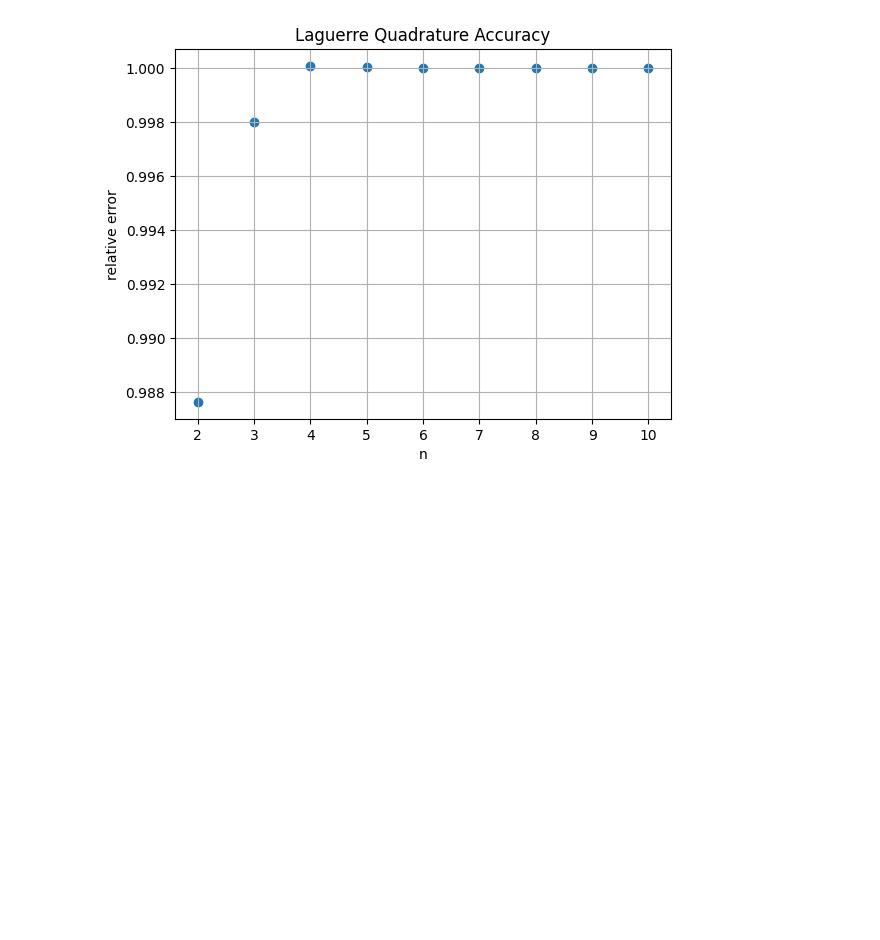
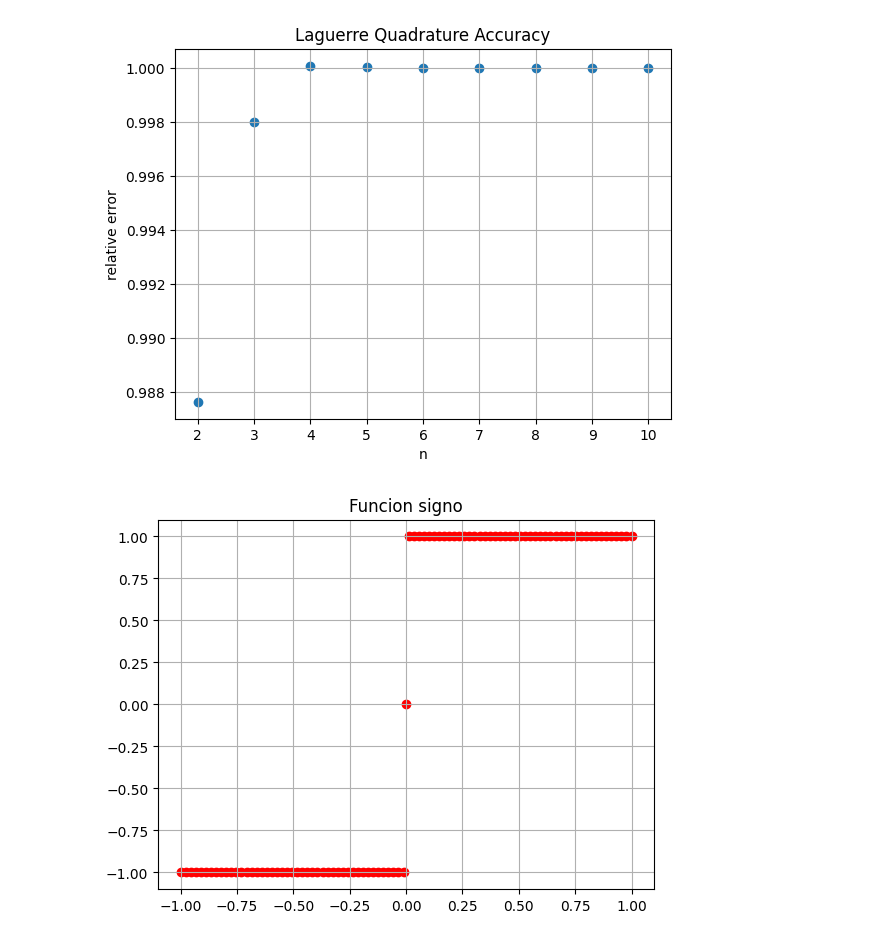
Before and after one commit to SantiagoRodriguez8881/Metodos1_JuanPabloMartinez_SantiagoRodriguez, a Jupyter notebook: Tarea 3 - Integración.ipynb, the cells around one changed output. Drawn from its saved outputs; the diff is of its cells as text; code cells hidden in the pictures; blank space fills up the shorter version.

```diff
--- a/Tarea 3 - Integración.ipynb
+++ b/Tarea 3 - Integración.ipynb
@@ -99,17 +103,9 @@ plt.show()
 volumen_total=0
 for i in range(n):
     for j in range(n):
-        x0, x1 = x[i],x[i+1]
-        y0, y1 = y[j],y[j+1]
-
-        z00 = z(x0,y0)
-        z01 = z(x0,y1)
-        z10 = z(x1,y0)
-        z11 = z(x1,y1)
-
-        valores = [z00, z10, z01, z11]
+        valores = [Z[i,j], Z[i+1,j], Z[i,j+1], Z[i+1,j+1]]
         promedio = np.mean(valores)
-        area = (x1-x0)*(y1-y0)
+        area = (x[1]-x[0])*(y[1]-y[0])
         volumen_total += promedio*area
 
 print(f"El volumen estimado fue {volumen_total}")
@@ -336,3 +332,88 @@ plt.title("Laguerre Quadrature Accuracy")
 plt.show()
 # %% [output]
 [figure]
+# %%
+# Ejercicio 21
+# b) Implementar la funncion sgn(x)
+@np.vectorize()
+def sgn(x):
+  if x > 0:
+    return 1
+  elif x == 0:
+    return 0
+  else:
+    return -1
+
+# c)Vectorizar y pintar la funcion sgn(x)
+X = np.linspace(-1,1,90)
+Y = np.vectorize(sgn)(X)
+plt.scatter(X,Y,color = 'r')
+plt.scatter(0,0,c = 'r')
+plt.title("Funcion signo")
+plt.grid()
+plt.show()
+
+# d)Definir los puntos y los pesos de Gauss-Legendre al grado n= 15
+puntos, pesos = np.polynomial.legendre.leggauss(15)
+print(puntos,pesos)
+
+# e)) Crear y guardar los polinomios de Legendre hasta N = 20
+x = sym.Symbol('x',real = True)
+def Getpols(n,x):
+  if n == 0:
+    return 1
+  elif n == 1:
+    return x
+  else:
+    P = ((x**2)-1)**n
+    for i in range(n):
+      dP = sym.diff(P,x)
+      P = dP
+    return (1/((2**n)*math.factorial(n))) * dP
+
+Pols = []
+Pols.append(Getpols(0,x))
+for i in range(1,21):
+    Pols.append(Getpols(i,x))
+
+print(Pols)
+
+# f) Creemos una funcion que calcule los N+ 1 coeficientes en un array de numpy:
+def GetCoeff(n,f,Pols):
+  Cn = 1.0
+  if Pols[n] == 1:
+    Cn *= np.sum(pesos*f(puntos))
+  else:
+    Cn *= np.sum(pesos*f(puntos)* np.array([Pols[n].subs(x, p) for p in puntos], dtype=float))
+  Cn *= (2*n + 1) /2.
+  return Cn
+GetCoeff(5,sgn,Pols)
+Cn = []
+for i in range(21):
+  Cn.append(GetCoeff(i,sgn,Pols))
+print(Cn)
+
+# g) Vamos a calcular la combinacion lineal segun la expresion 4.195:
+def Combination(Pols, n, Cn1, X):
+  Y1 = np.zeros_like(X)
+  for i in range(len(X)):
+    suma = 0
+    for j in range(n+1):
+      if Pols[j] == 1:
+        suma += Cn1[j]
+      else:
+        suma += Cn1[j]*Pols[j].subs(x,X[i])
+    Y1[i] = suma
+  return Y1
+
+# Vamos a pintar la funcion signo y la aproximacion con el polinomio de Legendre
+Y1 = Combination(Pols,20,Cn,X)
+plt.plot(X,Y1)
+plt.scatter(X,Y,c = 'r')
+plt.scatter(0,0,color = 'r')
+plt.title("Expansion de la base de legendre al grado N = 20")
+plt.xlabel("")
+plt.grid()
+plt.show()
+# %% [output]
+[figure, added]
```
Also changed, not shown: parts of 6 cells of this notebook.
